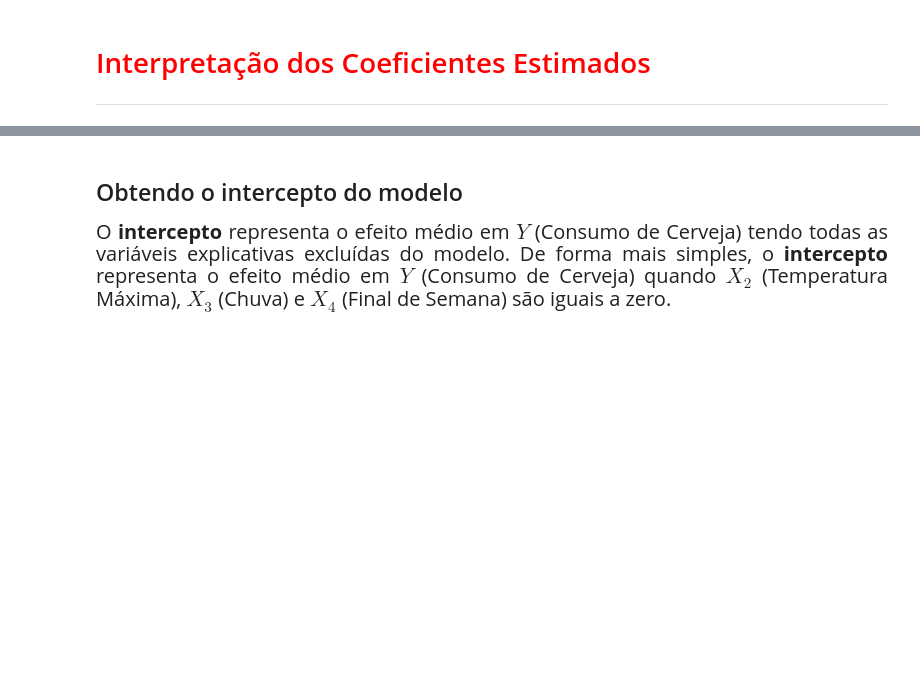
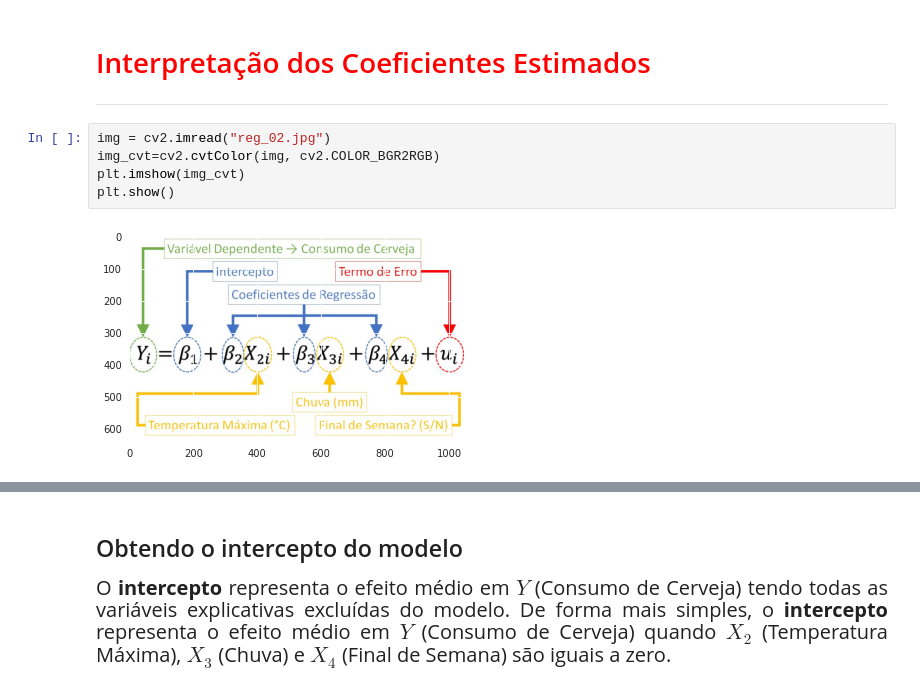
Before and after one commit to ViFLara/Statistics-and-Machine-Learning, a Jupyter notebook: Regress╞o_Linear.ipynb, the cells around one changed output, grey strips where cells are left out. Drawn from its saved outputs; the diff is of its cells as text; blank space fills up the shorter version.

```diff
--- a/Regress╞o_Linear.ipynb
+++ b/Regress╞o_Linear.ipynb
@@ -438,6 +463,13 @@ print('{0: .2f} litros'.format(modelo.predict(entrada)[0]))
 # %% [markdown]
 # <font color='red' style='font-size: 30px;'>Interpretação dos Coeficientes Estimados</font>
 <hr style='border: 2px solid red;'>
+# %%
+img = cv2.imread("reg_02.jpg")
+img_cvt=cv2.cvtColor(img, cv2.COLOR_BGR2RGB)
+plt.imshow(img_cvt)
+plt.show()
+# %% [output]
+[figure, added]
 # %% [markdown]
 <img width='600px' src='/content/reg_02.jpg'>
 # %% [markdown]
```
Also changed, not shown: parts of 5 cells of this notebook.
